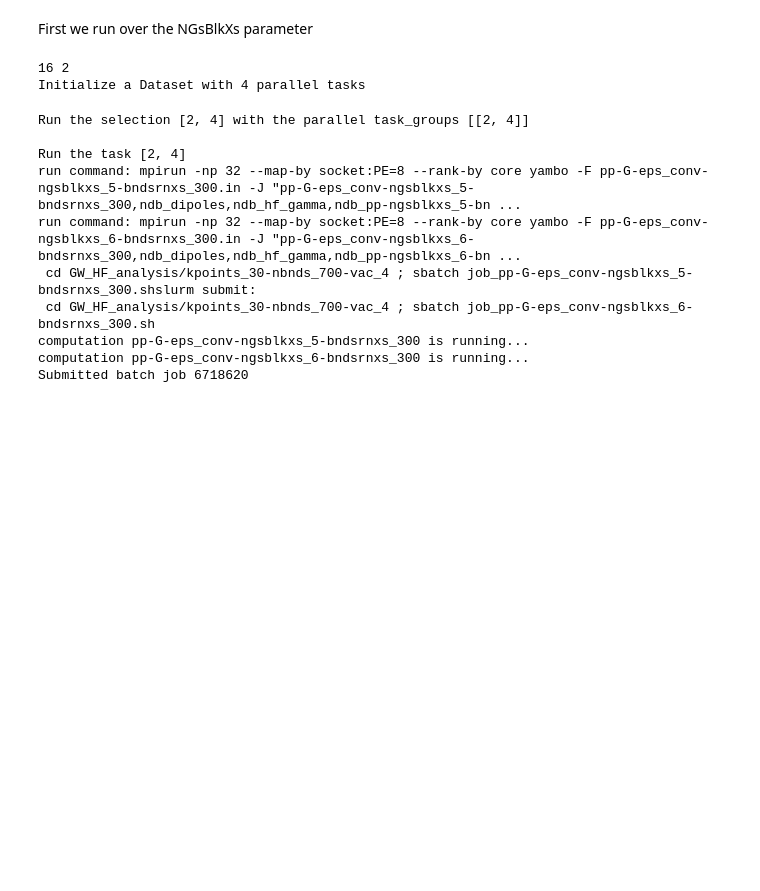
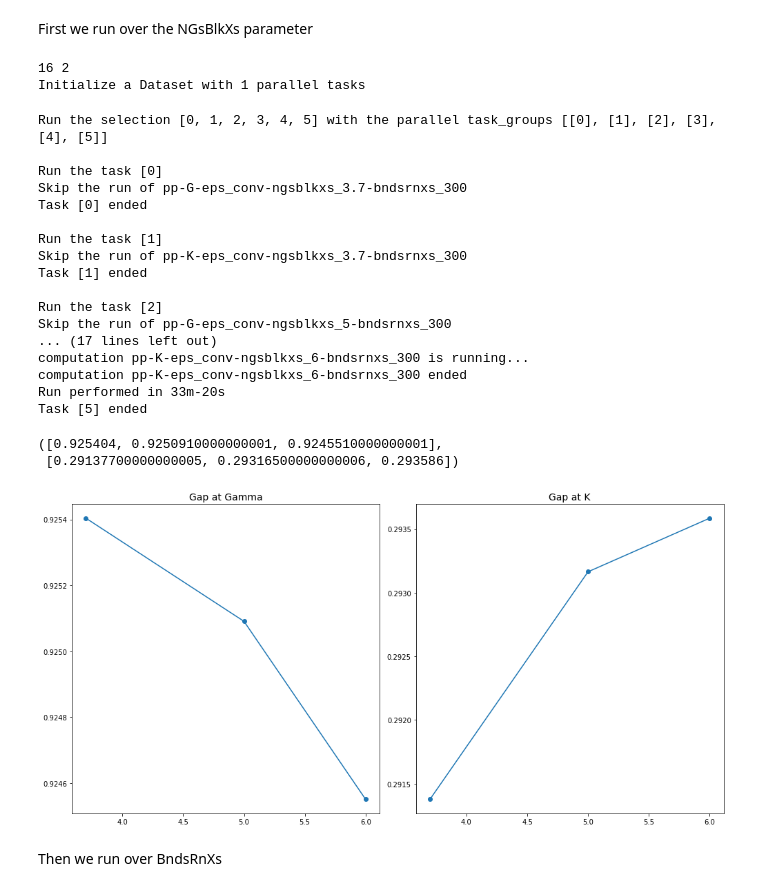
Before and after one commit to marcodalessandro76/Germanene, a Jupyter notebook: GW_Analysis_new.ipynb, the cells around one changed output. Drawn from its saved outputs; the diff is of its cells as text; code cells hidden in the pictures; blank space fills up the shorter version.

```diff
--- a/GW_Analysis_new.ipynb
+++ b/GW_Analysis_new.ipynb
@@ -794,7 +813,7 @@ ntasks_c = 16
 ntasks_v = int(ntasks/ntasks_c)
 print(ntasks_c,ntasks_v)
 
-study = D.Dataset(num_tasks=4,verbose=True)
+study = D.Dataset(num_tasks=1,verbose=True)
 study.set_postprocessing_function(PP.yambo_parse_data)
 
 inp = I.YamboInput(args='mpirun -np 1 yambo -r -k hartee -dyson n -gw0 p -V all',folder=run_dir)
@@ -825,14 +844,14 @@ for ngsblkxs in NGsBlkXs_vals:
     inp['variables']['NGsBlkXp'] = [ngsblkxs,NGsBlkXs_units]
     inp.set_kRange(Gamma_index[30],Gamma_index[30])
     study.append_run(id=idd,input=inp,runner=code,run_dir=run_dir,
-                     jobname=[idd,'ndb_dipoles','ndb_hf_gamma','ndb_pp-ngsblkxs_%s-bndsrnxs_300'%ngsblkxs])
+                     jobname=[idd,'ndb_rim_cutoff','ndb_dipoles','ndb_hf_gamma','ndb_pp-ngsblkxs_%s-bndsrnxs_300'%ngsblkxs])
     # append run at K
     idd = 'pp-K-eps_conv-ngsblkxs_%s-bndsrnxs_300'%ngsblkxs
     inp['variables']['NGsBlkXp'] = [ngsblkxs,NGsBlkXs_units]
     inp.set_kRange(K_index[30],K_index[30])
     study.append_run(id=idd,input=inp,runner=code,run_dir=run_dir,
-                     jobname=[idd,'ndb_dipoles','ndb_hf_K','ndb_pp-ngsblkxs_%s-bndsrnxs_300'%ngsblkxs])
+                     jobname=[idd,'ndb_rim_cutoff','ndb_dipoles','ndb_hf_K','ndb_pp-ngsblkxs_%s-bndsrnxs_300'%ngsblkxs])
 # %% [output]
 16 2
-Initialize a Dataset with 4 parallel tasks
+Initialize a Dataset with 1 parallel tasks
 # %%
@@ -840,13 +859,46 @@ Initialize a Dataset with 4 parallel tasks
 # %%
-results = study.run(selection=[2,4])
+results = study.run()
 # %% [output]
-Run the selection [2, 4] with the parallel task_groups [[2, 4]]
+Run the selection [0, 1, 2, 3, 4, 5] with the parallel task_groups [[0], [1], [2], [3], [4], [5]]
 
-Run the task [2, 4]
-run command: mpirun -np 32 --map-by socket:PE=8 --rank-by core yambo -F pp-G-eps_conv-ngsblkxs_5-bndsrnxs_300.in -J "pp-G-eps_conv-ngsblkxs_5-bndsrnxs_300,ndb_dipoles,ndb_hf_gamma,ndb_pp-ngsblkxs_5-bn ...
-run command: mpirun -np 32 --map-by socket:PE=8 --rank-by core yambo -F pp-G-eps_conv-ngsblkxs_6-bndsrnxs_300.in -J "pp-G-eps_conv-ngsblkxs_6-bndsrnxs_300,ndb_dipoles,ndb_hf_gamma,ndb_pp-ngsblkxs_6-bn ...
- cd GW_HF_analysis/kpoints_30-nbnds_700-vac_4 ; sbatch job_pp-G-eps_conv-ngsblkxs_5-bndsrnxs_300.shslurm submit:
- cd GW_HF_analysis/kpoints_30-nbnds_700-vac_4 ; sbatch job_pp-G-eps_conv-ngsblkxs_6-bndsrnxs_300.sh
-computation pp-G-eps_conv-ngsblkxs_5-bndsrnxs_300 is running...
-computation pp-G-eps_conv-ngsblkxs_6-bndsrnxs_300 is running...
-Submitted batch job 6718620
+Run the task [0]
+Skip the run of pp-G-eps_conv-ngsblkxs_3.7-bndsrnxs_300
+Task [0] ended
+
+Run the task [1]
+Skip the run of pp-K-eps_conv-ngsblkxs_3.7-bndsrnxs_300
+Task [1] ended
+
+Run the task [2]
+Skip the run of pp-G-eps_conv-ngsblkxs_5-bndsrnxs_300
+... (17 lines left out)
+computation pp-K-eps_conv-ngsblkxs_6-bndsrnxs_300 is running...
+computation pp-K-eps_conv-ngsblkxs_6-bndsrnxs_300 ended
+Run performed in 33m-20s
+Task [5] ended
+# %%
+results_G, results_K = study.fetch_results(id='-G-'),study.fetch_results(id='-K-')
+#results_G_dg, results_K_dg = study.fetch_results(id='-G_double_grid-'),study.fetch_results(id='-K_double_grid-')
+
+gap_G, gap_K = [],[]
+for ind in range(len(NGsBlkXs_vals)):
+    gap_G.append(results_G[ind].data.get_gap(k_full=Gamma_index[k],band_full=start_band,verbose=False))
+    gap_K.append(results_K[ind].data.get_gap(k_full=K_index[k],band_full=start_band,verbose=False))
+# %%
+gap_G,gap_K
+# %% [output]
+([0.925404, 0.9250910000000001, 0.9245510000000001],
+ [0.29137700000000005, 0.29316500000000006, 0.293586])
+# %%
+fig, axes = plt.subplots(nrows=1, ncols=2, figsize=(14, 7))
+axes[0].plot(NGsBlkXs_vals,gap_G)
+axes[0].scatter(NGsBlkXs_vals,gap_G)
+axes[0].set_title('Gap at Gamma',size=14)
+axes[1].plot(NGsBlkXs_vals, gap_K)
+axes[1].scatter(NGsBlkXs_vals,gap_K)
+axes[1].set_title('Gap at K',size=14)
+fig.tight_layout()
+# %% [output]
+[figure, added]
+# %% [markdown]
+Then we run over BndsRnXs
```
Also changed, not shown: parts of 2 cells of this notebook.
